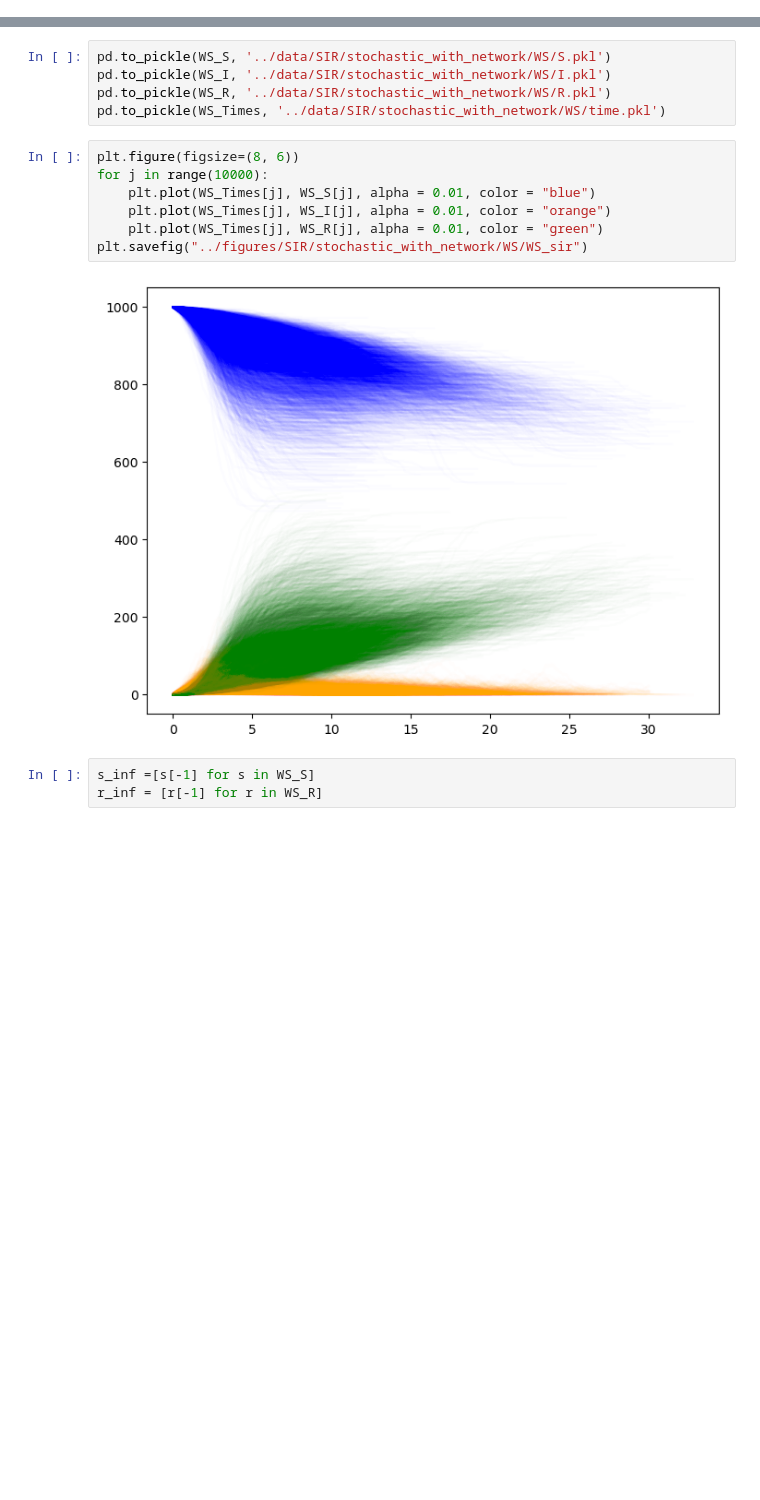
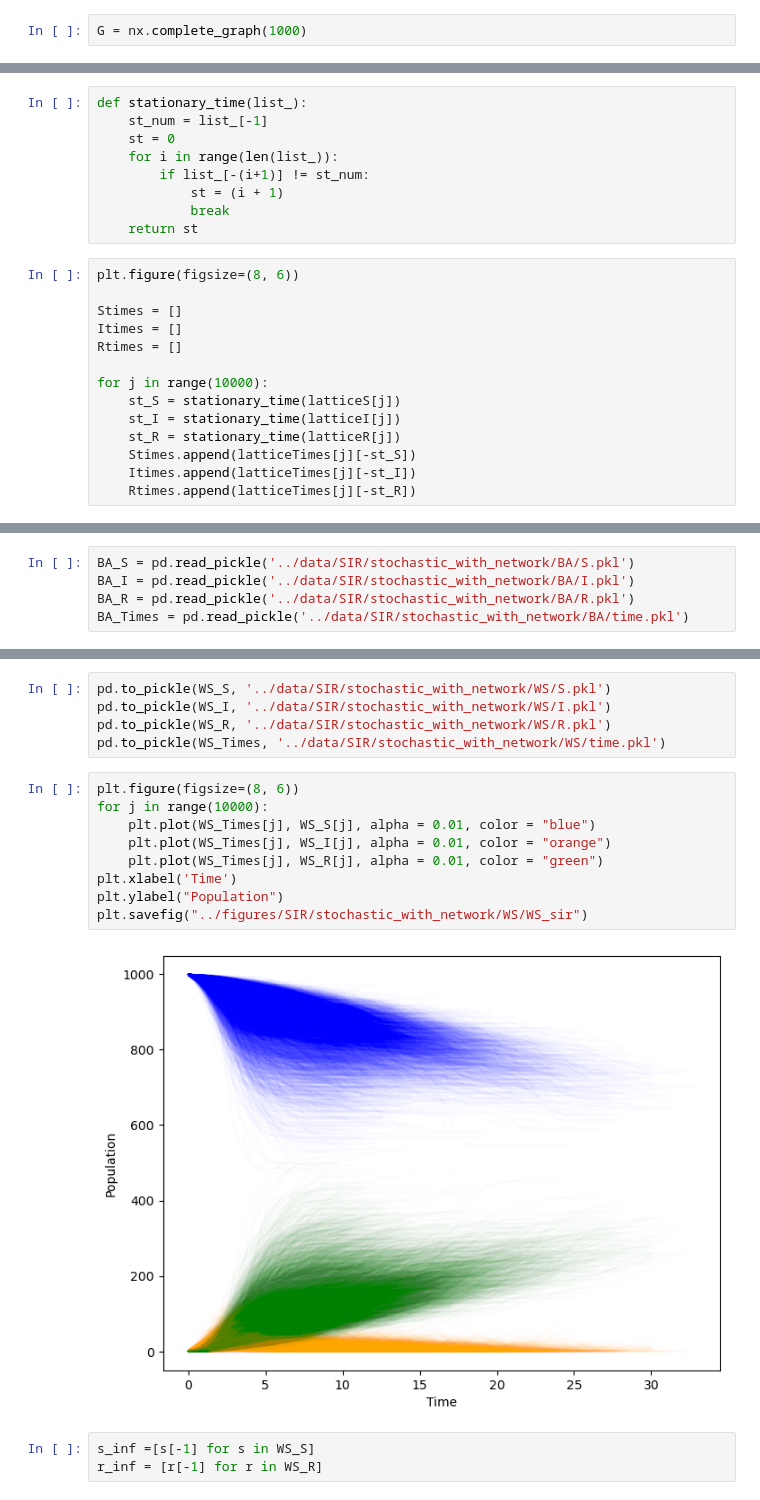
Before and after one commit to skomuro/Spreading_processes_on_networks, a Jupyter notebook: notebooks/SIR on network .ipynb, the cells around one changed output, grey strips where cells are left out. Saved outputs shown, nothing was run; the diff lists cells and outputs as text; blank space fills up the shorter version.

```diff
--- a/notebooks/SIR on network .ipynb
+++ b/notebooks/SIR on network .ipynb
@@ -63,6 +64,8 @@ def one_simulation(G, I_0):
     return s, i, r, ts
 # %% [markdown]
 # Complete graph
+# %%
+G = nx.complete_graph(1000)
 # %%
 S = []
 I = []
@@ -272,0 +331,23 @@ plt.savefig("../figures/SIR/stochastic_with_network/lattice/lattice_sir")
+# %%
+def stationary_time(list_):
+    st_num = list_[-1]
+    st = 0
+    for i in range(len(list_)):
+        if list_[-(i+1)] != st_num:
+            st = (i + 1)
+            break
+    return st
+# %%
+plt.figure(figsize=(8, 6))
+
+Stimes = []
+Itimes = []
+Rtimes = []
+
+for j in range(10000):
+    st_S = stationary_time(latticeS[j])
+    st_I = stationary_time(latticeI[j])
+    st_R = stationary_time(latticeR[j])
+    Stimes.append(latticeTimes[j][-st_S])
+    Itimes.append(latticeTimes[j][-st_I])
+    Rtimes.append(latticeTimes[j][-st_R])
@@ -328,6 +429,11 @@ pd.to_pickle(BA_S, '../data/SIR/stochastic_with_network/BA/S.pkl')
 pd.to_pickle(BA_I, '../data/SIR/stochastic_with_network/BA/I.pkl')
 pd.to_pickle(BA_R, '../data/SIR/stochastic_with_network/BA/R.pkl')
 pd.to_pickle(BA_Times, '../data/SIR/stochastic_with_network/BA/time.pkl')
+# %%
+BA_S = pd.read_pickle('../data/SIR/stochastic_with_network/BA/S.pkl')
+BA_I = pd.read_pickle('../data/SIR/stochastic_with_network/BA/I.pkl')
+BA_R = pd.read_pickle('../data/SIR/stochastic_with_network/BA/R.pkl')
+BA_Times = pd.read_pickle('../data/SIR/stochastic_with_network/BA/time.pkl')
 # %%
 plt.figure(figsize=(8, 6))
 for j in range(10000):
@@ -412,12 +546,14 @@ pd.to_pickle(WS_Times, '../data/SIR/stochastic_with_network/WS/time.pkl')
 # %%
 plt.figure(figsize=(8, 6))
 for j in range(10000):
     plt.plot(WS_Times[j], WS_S[j], alpha = 0.01, color = "blue")
     plt.plot(WS_Times[j], WS_I[j], alpha = 0.01, color = "orange")
     plt.plot(WS_Times[j], WS_R[j], alpha = 0.01, color = "green")
+plt.xlabel('Time')
+plt.ylabel("Population")
 plt.savefig("../figures/SIR/stochastic_with_network/WS/WS_sir")
 # %% [output]
-[figure, old version]
+[figure, new version]
 # %%
 s_inf =[s[-1] for s in WS_S]
 r_inf = [r[-1] for r in WS_R]
```
Also changed, not shown: parts of 29 cells of this notebook, 26 other files.
